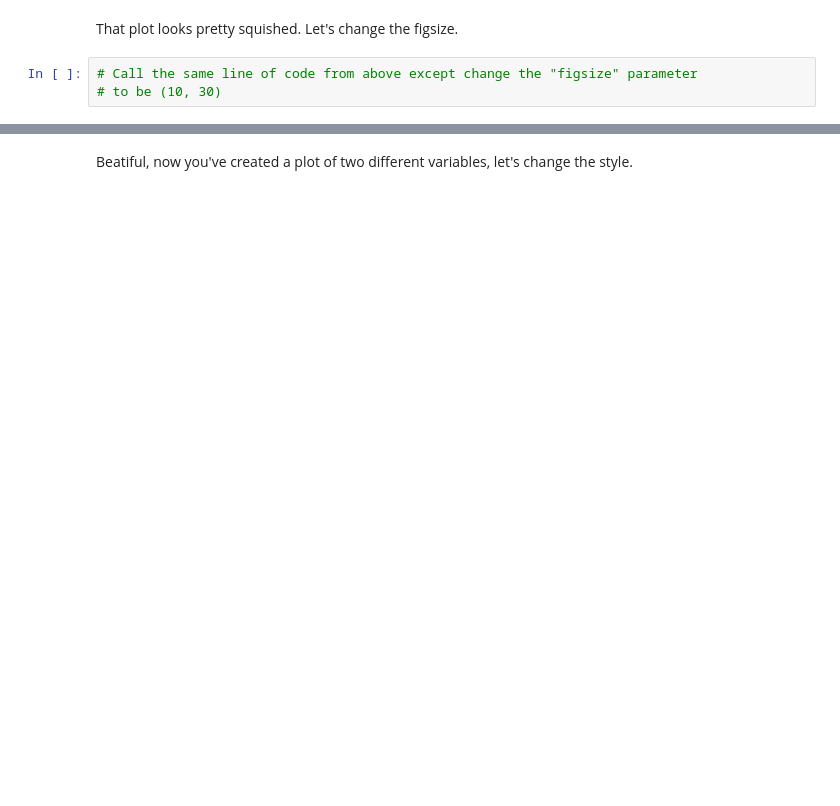
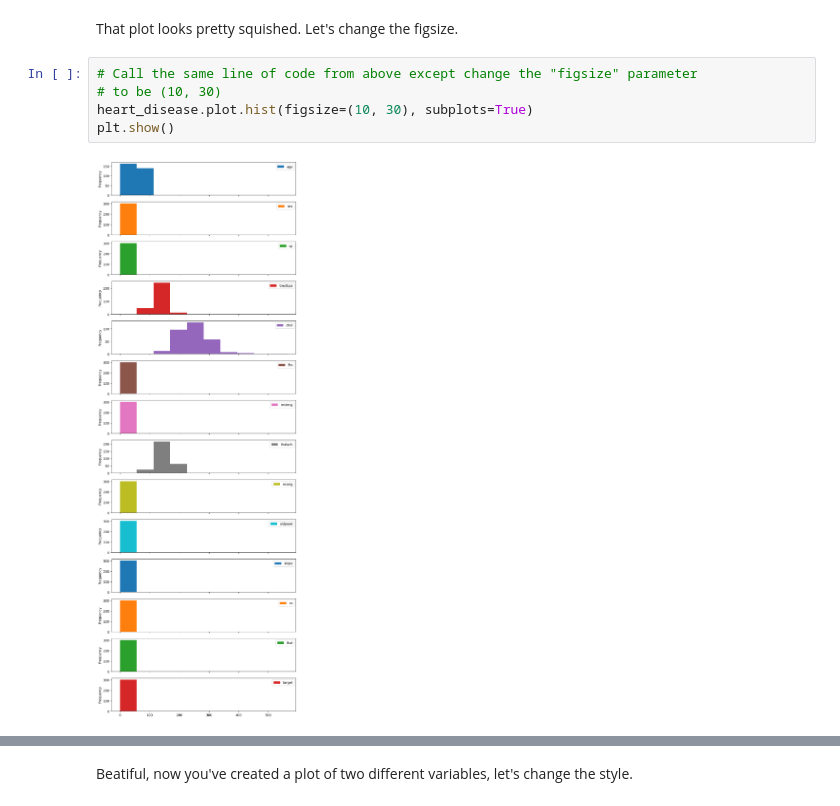
Before and after one commit to AlexLiang230410/ML_Sample_Project, a Jupyter notebook: matplotlib-exercises.ipynb, the cells around one changed output, grey strips where cells are left out. Cells and saved outputs as stored; diff of their text form; blank space fills up the shorter version.

```diff
--- a/matplotlib-exercises.ipynb
+++ b/matplotlib-exercises.ipynb
@@ -366,6 +401,10 @@ That plot looks pretty squished. Let's change the figsize.
 # %%
 # Call the same line of code from above except change the "figsize" parameter
 # to be (10, 30)
+heart_disease.plot.hist(figsize=(10, 30), subplots=True)
+plt.show()
+# %% [output]
+[figure, added]
 # %% [markdown]
 Now let's try comparing two variables versus the target variable.
 
```
Also changed, not shown: parts of 23 cells of this notebook, 2 other files.
